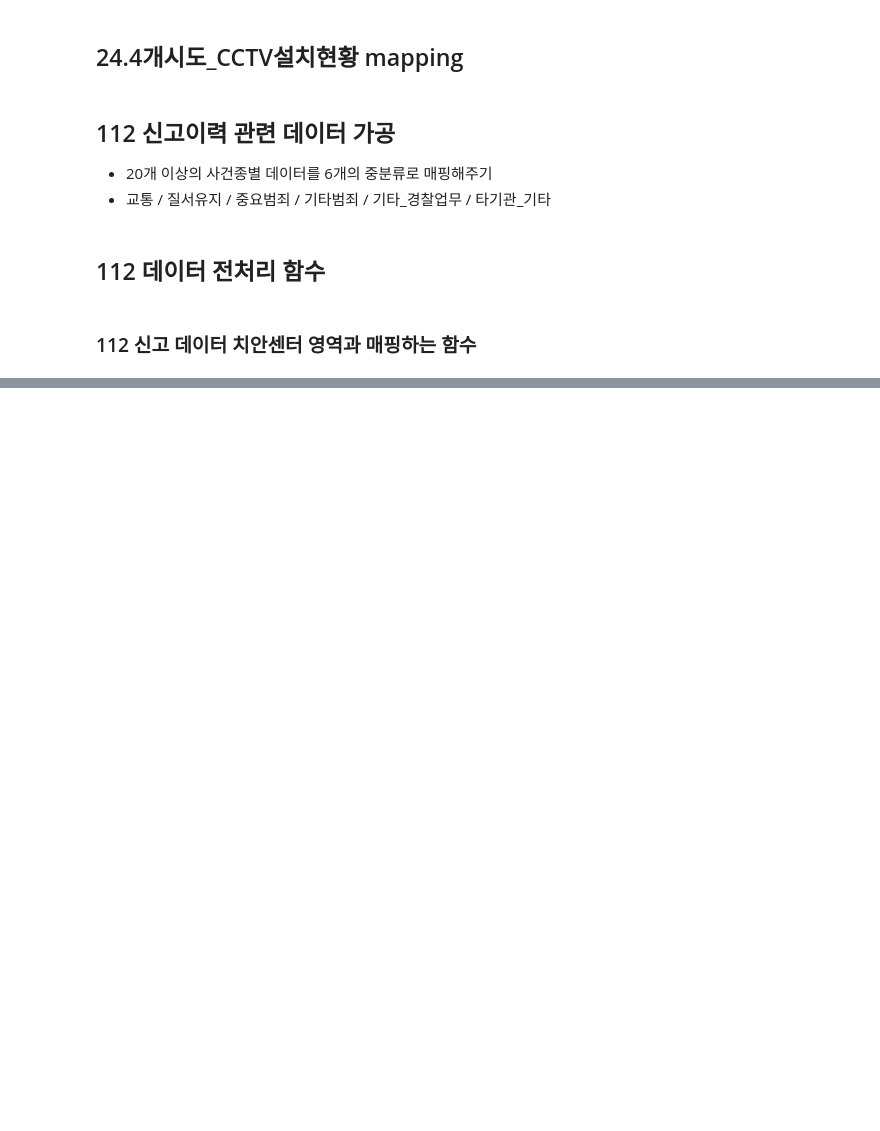
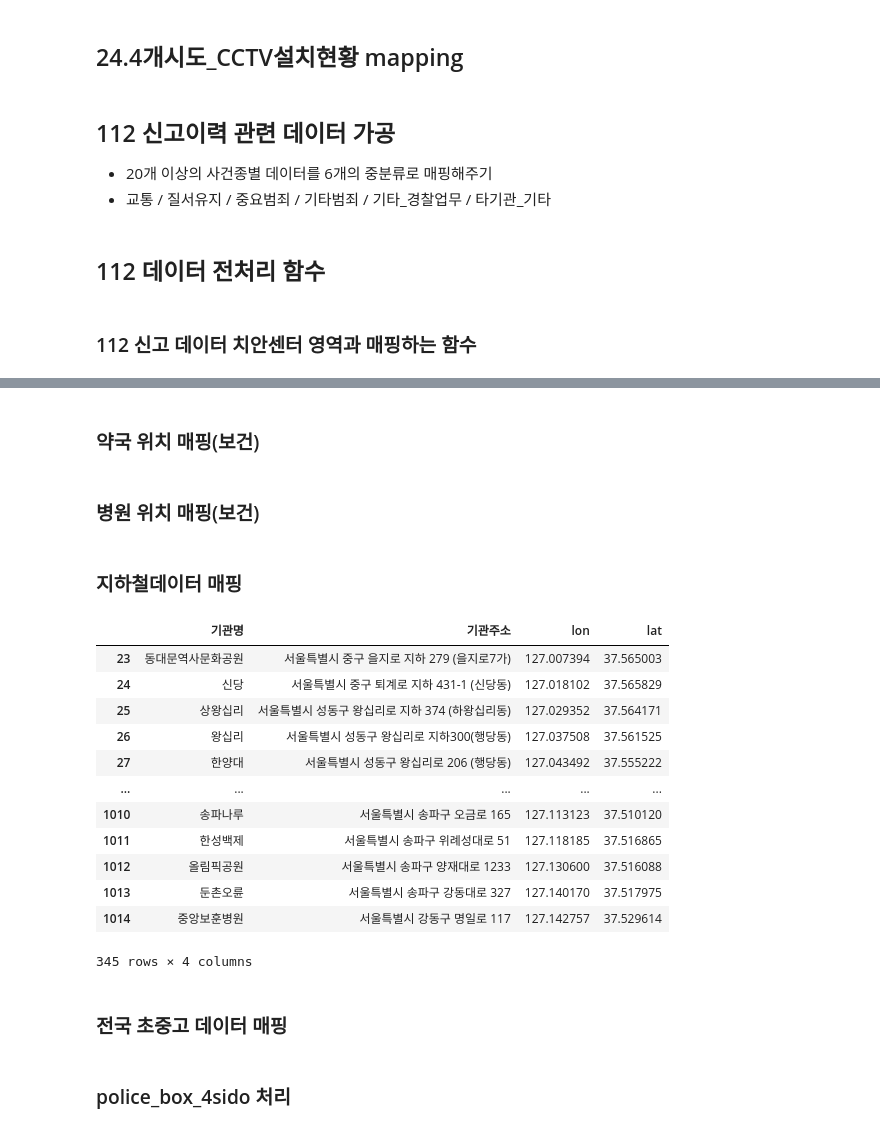
Before and after one commit to yxbxn/COMPAS2021-Suwon, a Jupyter notebook: EDA/전처리/치안센터_4개시_병합_선용.ipynb, the cells around one changed output, grey strips where cells are left out. Drawn from its saved outputs; the diff is of its cells as text; code cells hidden in the pictures; blank space fills up the shorter version.

```diff
--- a/EDA/전처리/치안센터_4개시_병합_선용.ipynb
+++ b/EDA/전처리/치안센터_4개시_병합_선용.ipynb
@@ -343,0 +372,2 @@ police_box_4sido_count(others_alcohol_result,'유흥업소')
+# %% [markdown]
+### 약국 위치 매핑(보건)
@@ -343,0 +377,2 @@ police_box_4sido_count(others_alcohol_result,'유흥업소')
+# %% [markdown]
+### 병원 위치 매핑(보건)
@@ -343,0 +382,20 @@ police_box_4sido_count(others_alcohol_result,'유흥업소')
+# %% [markdown]
+### 지하철데이터 매핑
+# %%
+subway = pd.read_csv("전국도시철도역사정보표준데이터.csv",encoding="cp949")[["역사명","역사도로명주소","역경도","역위도"]]
+subway.columns = ["기관명","기관주소","lon","lat"]
+subway = subway[(subway["기관주소"].str.contains("서울")) | (subway["기관주소"].str.contains("수원"))]
+# %% [output]
+|  | 기관명 | 기관주소 | lon | lat |
+| 23 | 동대문역사문화공원 | 서울특별시 중구 을지로 지하 279 (을지로7가) | 127.007394 | 37.565003 |
+| 24 | 신당 | 서울특별시 중구 퇴계로 지하 431-1 (신당동) | 127.018102 | 37.565829 |
+| 25 | 상왕십리 | 서울특별시 성동구 왕십리로 지하 374 (하왕십리동) | 127.029352 | 37.564171 |
+| 26 | 왕십리 | 서울특별시 성동구 왕십리로 지하300(행당동) | 127.037508 | 37.561525 |
+| 27 | 한양대 | 서울특별시 성동구 왕십리로 206 (행당동) | 127.043492 | 37.555222 |
+| ... | ... | ... | ... | ... |
+| 1010 | 송파나루 | 서울특별시 송파구 오금로 165 | 127.113123 | 37.510120 |
+| 1011 | 한성백제 | 서울특별시 송파구 위례성대로 51 | 127.118185 | 37.516865 |
+| 1012 | 올림픽공원 | 서울특별시 송파구 양재대로 1233 | 127.130600 | 37.516088 |
+| 1013 | 둔촌오륜 | 서울특별시 송파구 강동대로 327 | 127.140170 | 37.517975 |
+| 1014 | 중앙보훈병원 | 서울특별시 강동구 명일로 117 | 127.142757 | 37.529614 |
+345 rows × 4 columns
@@ -343,0 +405,2 @@ police_box_4sido_count(others_alcohol_result,'유흥업소')
+# %% [markdown]
+### 전국 초중고 데이터 매핑
@@ -343,0 +421,2 @@ police_box_4sido_count(others_alcohol_result,'유흥업소')
+# %% [markdown]
+### police_box_4sido 처리
```
Also changed, not shown: parts of 11 cells of this notebook.
